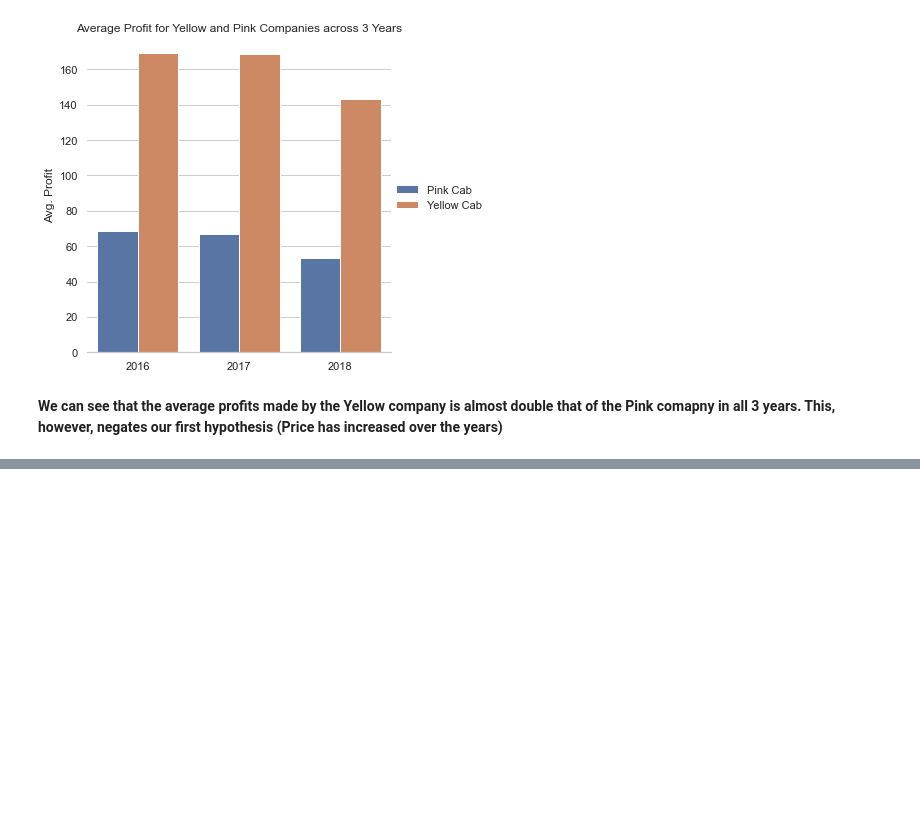
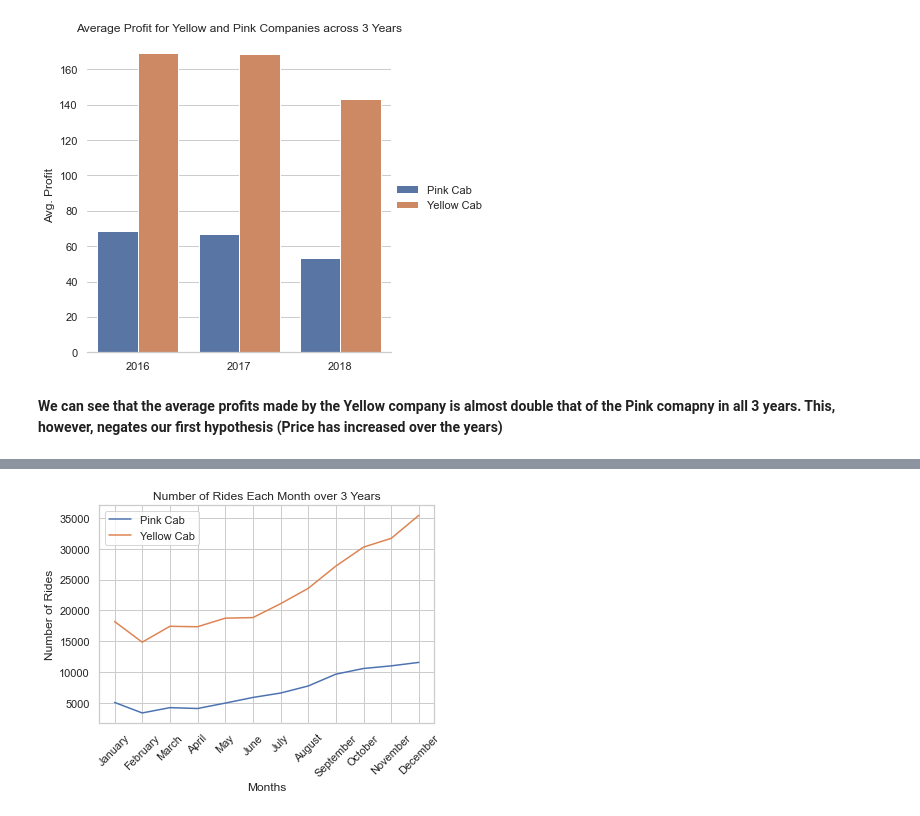
Before and after one commit to udbhavbalaji/G2M-Cab-Investment, a Jupyter notebook: G2M-EDA.ipynb, the cells around one changed output, grey strips where cells are left out. Drawn from its saved outputs; the diff is of its cells as text; code cells hidden in the pictures; blank space fills up the shorter version.

```diff
--- a/G2M-EDA.ipynb
+++ b/G2M-EDA.ipynb
@@ -135,3 +136,6 @@ g.legend.set_title('')
 [figure]
 # %% [markdown]
 __We can see that the average profits made by the Yellow company is almost double that of the Pink comapny in all 3 years. This, however, negates our first hypothesis (Price has increased over the years)__
+# %%
+check = df.groupby(['company','month']).profit.count()
+check
@@ -137,0 +160,24 @@ __We can see that the average profits made by the Yellow company is almost doubl
+# %%
+months = ['January','February','March','April','May','June','July','August','September','October','November','December']
+ylist = []
+plist = []
+for month in months:
+    ylist.append(check.loc[('Yellow Cab', month)])
+    plist.append(check.loc['Pink Cab', month])
+# %%
+month_df = pd.DataFrame([months,plist,ylist])
+month_df = month_df.T
+month_df.columns = ['months','pink','yellow']
+convert_dict = {'pink': int, 'yellow': int}
+month_df = month_df.astype(convert_dict)
+month_df.yellow.dtype
+sns.lineplot(data=month_df, x='months', y='pink')
+sns.lineplot(data=month_df, x='months', y='yellow')
+plt.xlabel('Months')
+plt.ylabel('Number of Rides')
+plt.legend(['Pink Cab','Yellow Cab'])
+plt.xticks(rotation=45)
+plt.title('Number of Rides Each Month over 3 Years')
+plt.show()
+# %% [output]
+[figure, added]
```
Also changed, not shown: parts of 7 cells of this notebook.
